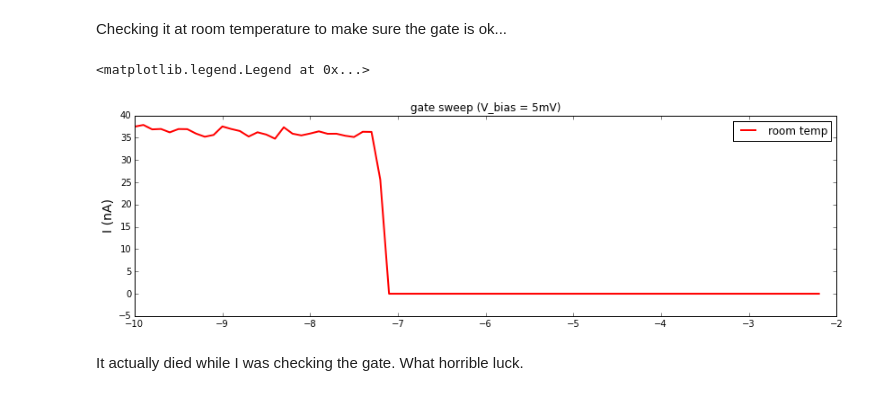
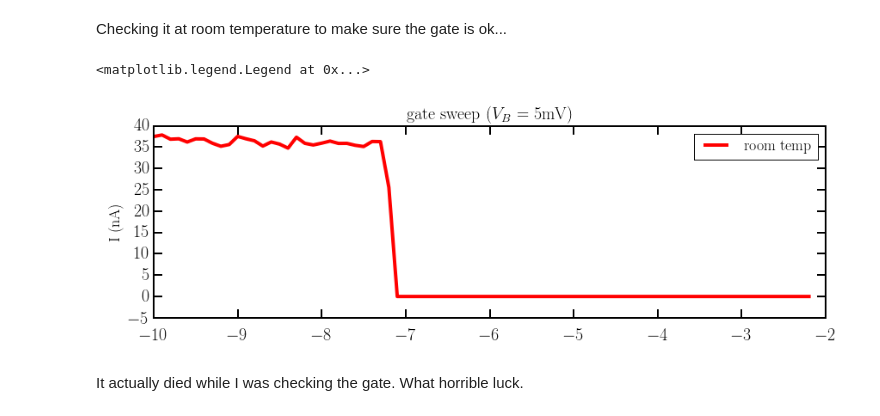
Before and after one commit to nikhartman/notebooks, a Jupyter notebook: scfmh5.ipynb, the cells around one changed output. Cells and saved outputs as stored; diff of their text form; code cells hidden in the pictures.

Commit message:
add remaining notebooks

```diff
--- a/scfmh5.ipynb
+++ b/scfmh5.ipynb
@@ -5,6 +1,11 @@ from IPython.display import display, Image
 # %%
-import os, glob
+%matplotlib inline
+import matplotlib as mpl
+mpl.style.use('/Users/nik/Dropbox/Notebooks/thesisrc.py')
+import matplotlib.pyplot as plt
 import numpy as np
+import glob
+import os
 import pandas as pd
 import lvdatatools as lvdt
 # %%
@@ -48,20 +52,20 @@ Checking it at room temperature to make sure the gate is ok...
 # %%
 f = data_dir+'gateswp_19-15-6_300K-0T_a.bin'
 
 gateswp = lvdt.get_data_2d(f)
 
 fig = plt.figure(figsize=(14,4))
 
 ax = fig.add_subplot(1,1,1)
-ax.plot(gateswp['Gate'], gateswp['Iavg']*1e9, c = 'r', lw = 2, label = 'room temp')
+ax.plot(gateswp['Gate'], gateswp['Iavg']*1e9, c = 'r', label = 'room temp')
 #ax.set_xlim(0.5,3.5)
 #ax.set_ylim(0,1.4)
-ax.set_title('gate sweep (V_bias = 5mV)')
-ax.set_ylabel('I (nA)', fontsize=14)
+ax.set_title('gate sweep ($V_B$ = 5mV)')
+ax.set_ylabel('I (nA)')
 ax.legend()
 # %% [output]
 <matplotlib.legend.Legend at 0x...>
-[figure, old version]
+[figure, new version]
 # %% [markdown]
 It actually died while I was checking the gate. What horrible luck.
 # %% [markdown]
```
Also changed, not shown: parts of 6 cells of this notebook, 10 other files.
